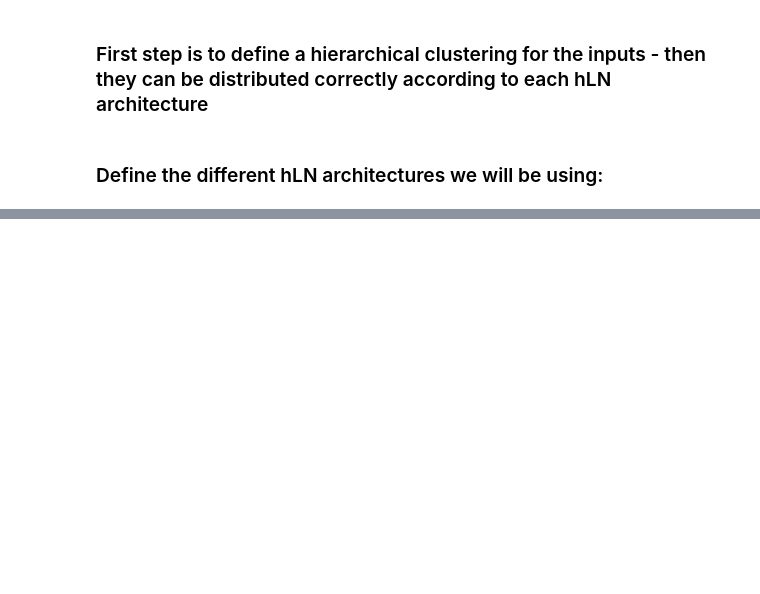
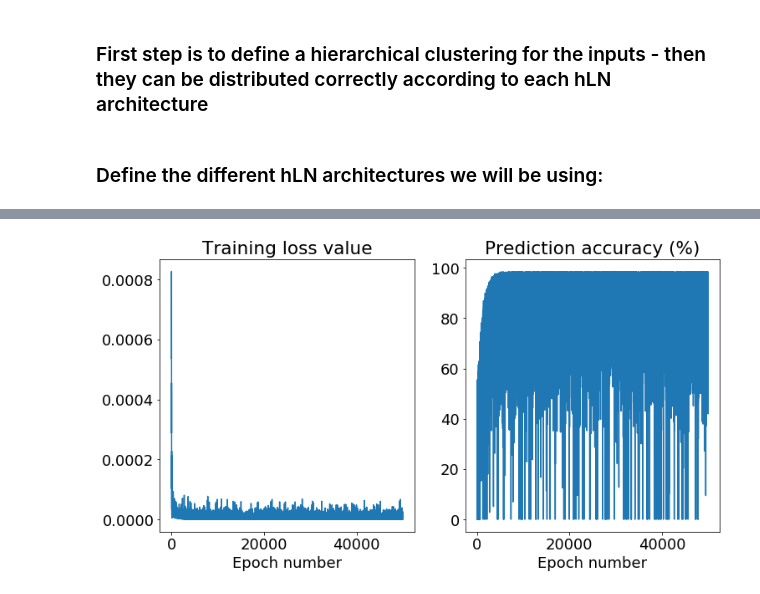
Before and after one commit to eap40/iib-neuro-proj, a Jupyter notebook: Notebooks/training_debug.ipynb, the cells around one changed output, grey strips where cells are left out. Drawn from its saved outputs; the diff is of its cells as text; code cells hidden in the pictures; blank space fills up the shorter version.

```diff
--- a/Notebooks/training_debug.ipynb
+++ b/Notebooks/training_debug.ipynb
@@ -857,0 +890,12 @@ hln_1l.randomise_parameters() #change parameters from ground truth
+# %%
+# define optimizer
+optimizer_1l = tf.compat.v1.train.GradientDescentOptimizer(learning_rate=0.01)
+# train model conventionally
+# loss_values, accuracies = train(model=hln_1l, num_epochs=5, optimizer=optimizer_1l, inputs=train_inputs[:, :100], target=train_target[:100])
+# train model with SGD
+loss_values, accuracies = train_sgd(model=hln_1l, num_epochs=50000, optimizer=optimizer_1l, inputs=train_inputs, target=train_target)
+# for continued training
+# %%
+plot_loss_acc(hln_1l, loss_values, accuracies, inputs=test_inputs, target=test_target)
+# %% [output]
+[figure, added]
```
Also changed, not shown: parts of 49 cells of this notebook.
